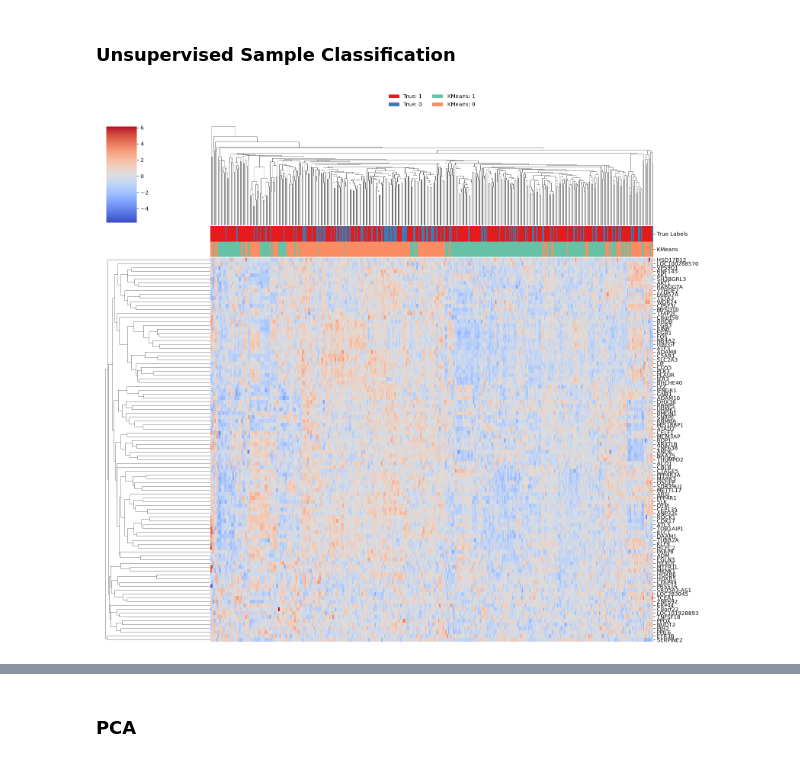
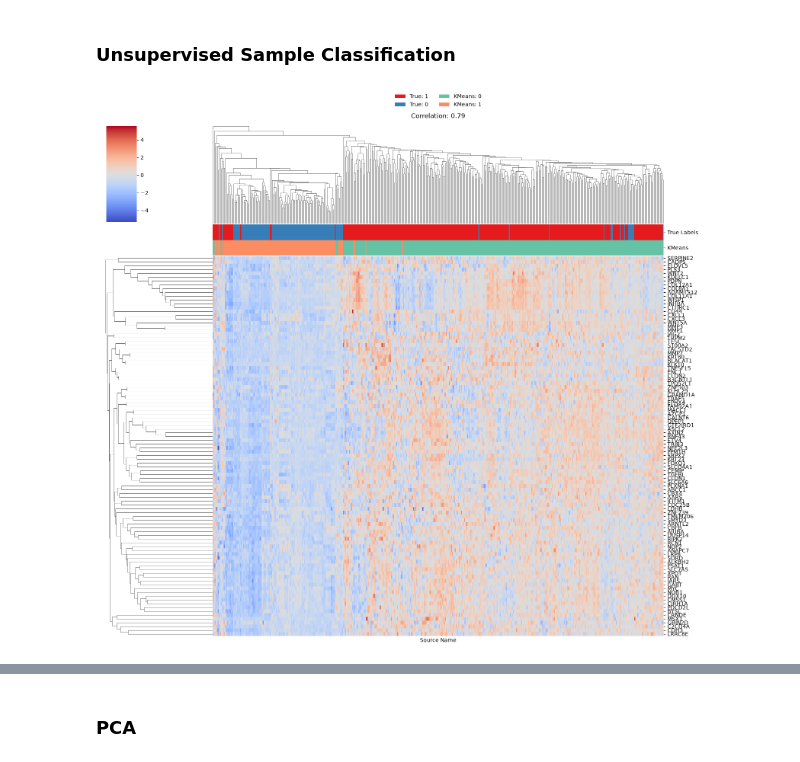
Before and after one commit to nicolasthiel/games-and-genes, a Jupyter notebook: src/scripts/CASh_analysis.ipynb, the cells around one changed output, grey strips where cells are left out. Drawn from its saved outputs; the diff is of its cells as text; code cells hidden in the pictures.

Commit message:
fix(CASh analysis): improve reading result and data files

```diff
--- a/src/scripts/CASh_analysis.ipynb
+++ b/src/scripts/CASh_analysis.ipynb
@@ -36,5 +45,5 @@ df_results.head()
 # %%
-def filter_and_sort_df(df: pd.DataFrame, pval_threshold=0.05):
+def filter_and_sort_df(df: pd.DataFrame, pval_threshold=0.05) -> pd.DataFrame:
     df = df[df["pval"] < pval_threshold]
     df = df[df["shapley_case"] > df["shapley_case"].mean() + df["shapley_case"].std()]
 
@@ -43,5 +52,6 @@ def filter_and_sort_df(df: pd.DataFrame, pval_threshold=0.05):
 
 df_results_filtered = filter_and_sort_df(df_results)
 
+print(df_results_filtered.shape)
 df_results_filtered.head()
 # %% [output]
@@ -54,8 +65,13 @@ df_results_filtered.head()
 # %% [markdown]
 ### Original Expression Data
 # %%
-df_expression = pd.read_csv(DATA_DIR / DATASET / "processed/expression.csv", index_col=0)
-df_samples = pd.read_csv(DATA_DIR / DATASET / "processed/samples.csv", index_col=0)
+df_expression = pd.read_csv(DATA_DIR / DATASET / config["expression_data_file"], index_col=0)
+df_samples = pd.read_csv(DATA_DIR / DATASET / config["samples_data_file"], index_col=0)
 
+
+group_column = comparison["group_column"]
+allowed_groups = [comparison["case_value"], comparison["control_value"]]
+df_samples = df_samples[df_samples[group_column].isin(allowed_groups)].copy()
+
+df_expression = df_expression.loc[:, df_samples.index]
 df_samples = df_samples.reindex(df_expression.columns)
-df_samples.head()
@@ -76,12 +84,21 @@ df_expression.shape
 # %% [markdown]
 ### Unsupervised Sample Classification
 # %%
-true_labels = pd.Series(df_samples["Characteristics[disease]"].map({"normal": 0, "tumor": 1}), index=df_samples.index)
+true_labels = pd.Series(df_samples[comparison["group_column"]].map({comparison["case_value"]: 1, comparison["control_value"]: 0}), index=df_samples.index)
+# true_labels = pd.Series(df_samples["tissue.ch1"].map({"normal breast": 0, "breast cancer": 1}), index=df_samples.index)
 
 NUM_TOP_GENES = 100
 
 df_results_filtered_top = df_results_filtered.head(min(len(df_results), NUM_TOP_GENES))
-top_genes_plus = df_results_filtered_top.index.tolist()
+
+rng = np.random.default_rng(42)
+random_genes = rng.choice(
+    df_expression.index,
+    size=min(NUM_TOP_GENES, len(df_expression.index)),
+    replace=False,
+)
+
+top_genes = df_results_filtered_top.index.tolist()
 # %%
 def clustering_analysis(df: pd.DataFrame, genes: list, true_labels: pd.Series):
     df = df.loc[genes]
@@ -103,6 +120,10 @@ def clustering_analysis(df: pd.DataFrame, genes: list, true_labels: pd.Series):
         'KMeans': kmeans_colors
     })
 
+    df_labels = true_labels.to_frame(name="true").join(kmeans_labels.to_frame(name="kmeans"))
+    df_labels.corr()
+    correlation = abs(df_labels.corr().iloc[0, 1])
+
     g = sns.clustermap(
         X_scaled_df.T,
         col_colors=annotation_colors,
@@ -119,14 +140,14 @@ def clustering_analysis(df: pd.DataFrame, genes: list, true_labels: pd.Series):
         g.ax_col_dendrogram.bar(0, 0, color=color, label=f"KMeans: {label}", linewidth=0)
 
     g.ax_col_dendrogram.legend(loc="center", ncol=2, bbox_to_anchor=(0.5, 1.2), frameon=False)
-
+    g.ax_col_dendrogram.set_title(f"Correlation: {correlation:.2f}")
     plt.show()
 
     return kmeans_labels
 # %%
-kmeans_labels = clustering_analysis(df_expression, top_genes_plus, true_labels)
+kmeans_labels = clustering_analysis(df_expression, top_genes, true_labels)
 # %% [output]
-[figure, old version]
+[figure, new version]
 # %%
 df_combined = true_labels.to_frame(name="true").join(kmeans_labels.to_frame(name="kmeans"))
 df_combined.corr(method='pearson')
```
Also changed, not shown: parts of 6 cells of this notebook.
